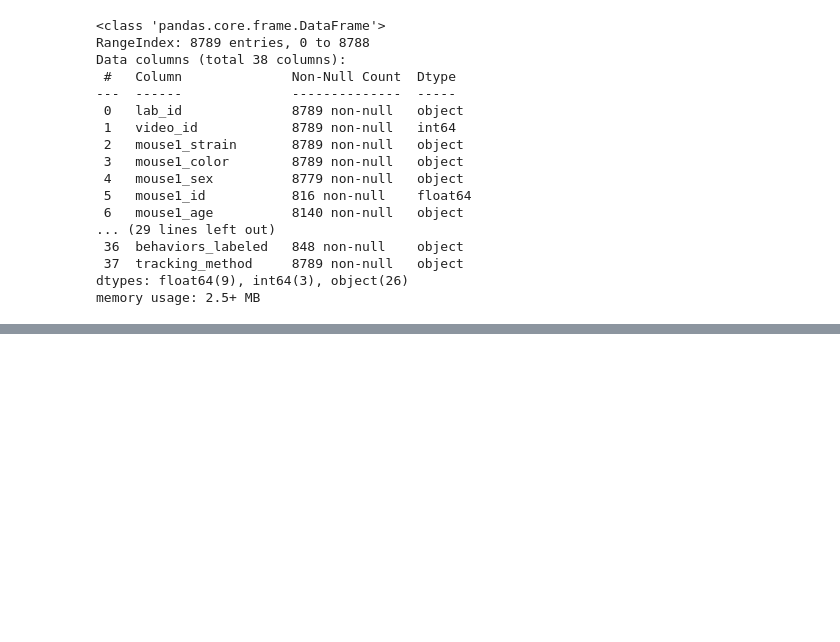
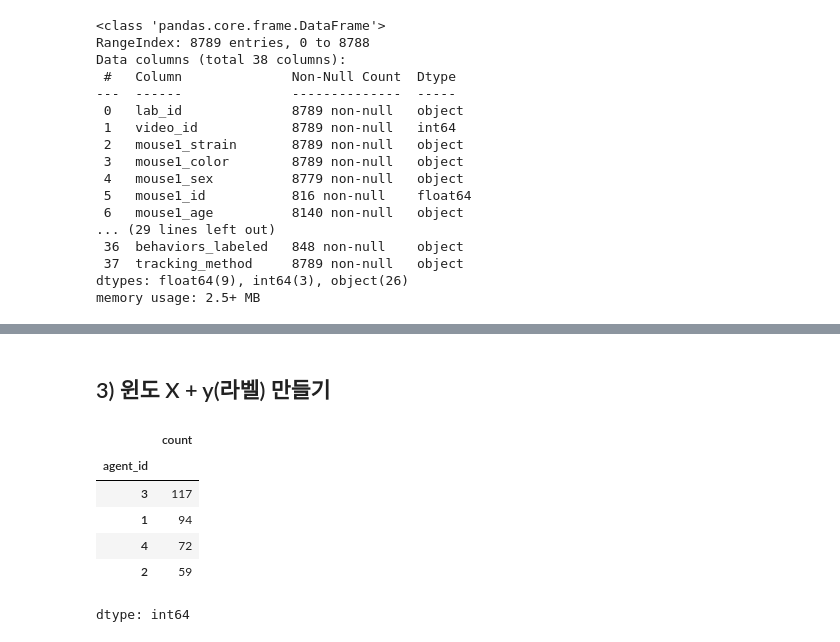
Before and after one commit to jiyoungeeeeeeeeeeeeeeeeeeeee/MABe-Challenge---Social-Action-Recognition-in-Mice, a Jupyter notebook: MABe_EDA.ipynb, the cells around one changed output, grey strips where cells are left out. Cells and saved outputs as stored; diff of their text form; code cells hidden in the pictures; blank space fills up the shorter version.

```diff
--- a/MABe_EDA.ipynb
+++ b/MABe_EDA.ipynb
@@ -103,0 +147,4 @@ memory usage: 2.5+ MB
+# %%
+ann_dir  = BASE/'train_annotation'
+ann_path = next(p for p in ann_dir.rglob(f"{VIDEO_ID}.*"))
+ann = pd.read_parquet(ann_path , engine= 'pyarrow')
@@ -103,0 +182,12 @@ memory usage: 2.5+ MB
+# %% [markdown]
+## 3) 윈도 X + y(라벨) 만들기
+# %%
+ann['agent_id'].value_counts()
+# %% [output]
+|  | count |
+| agent_id |  |
+| 3 | 117 |
+| 1 | 94 |
+| 4 | 72 |
+| 2 | 59 |
+dtype: int64
```
Also changed, not shown: parts of 20 cells of this notebook.
